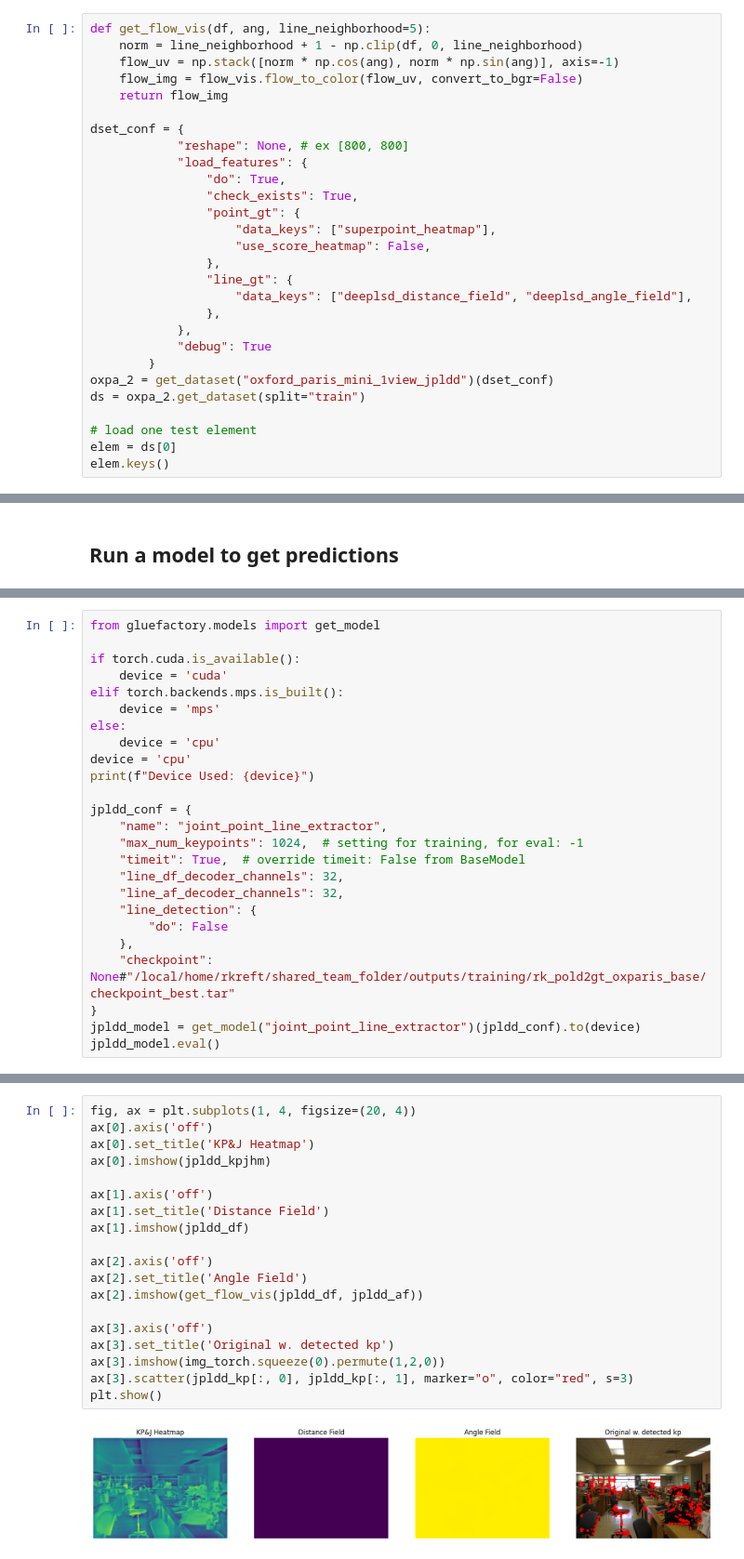
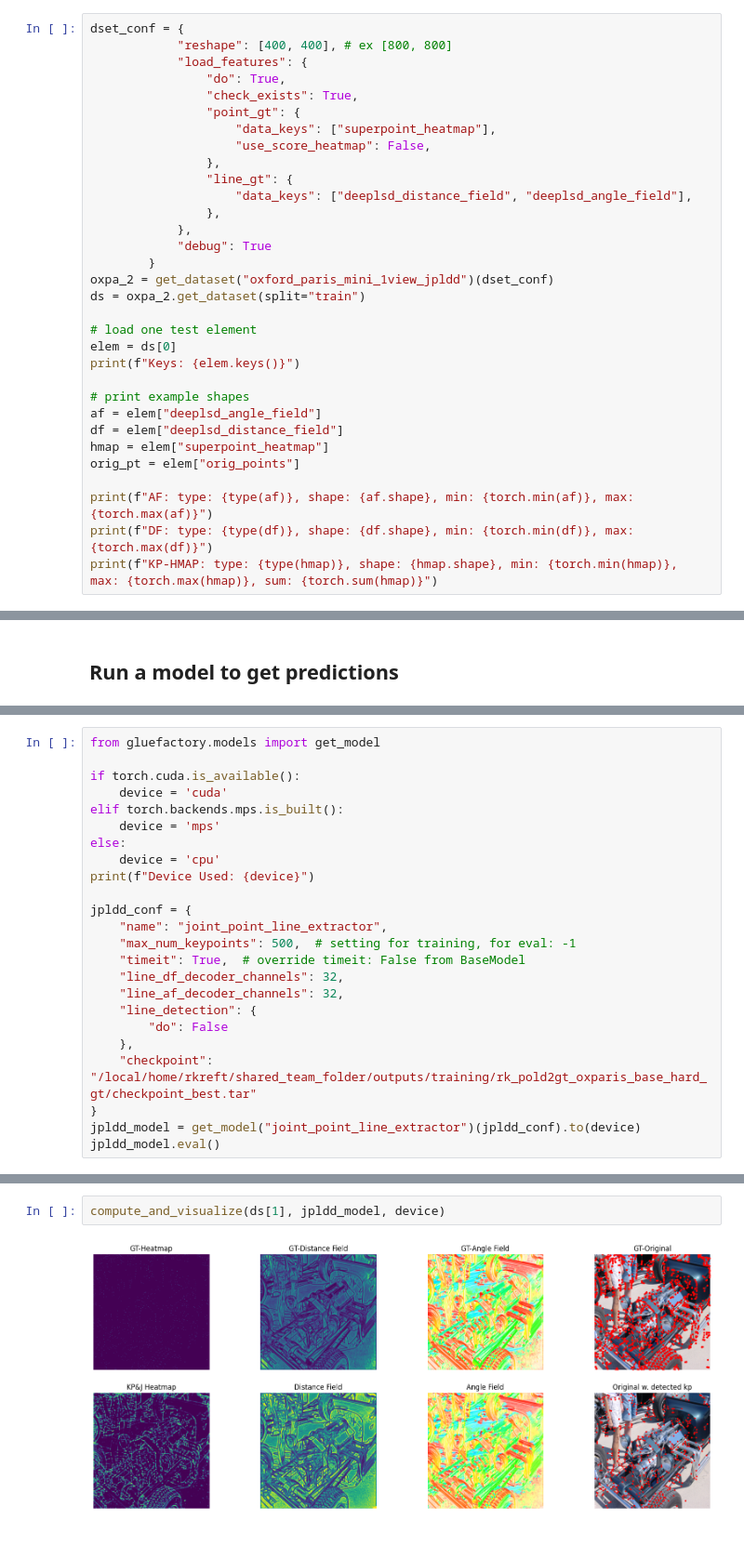
Before and after one commit to cvg/glue-factory, a Jupyter notebook: notebooks/oxparis_gt_visualization.ipynb, the cells around one changed output, grey strips where cells are left out. Shown at 93% size. Saved outputs shown, nothing was run; the diff lists cells and outputs as text.

```diff
--- a/notebooks/oxparis_gt_visualization.ipynb
+++ b/notebooks/oxparis_gt_visualization.ipynb
@@ -14,12 +58,6 @@ from gluefactory.datasets import get_dataset
 # %%
-def get_flow_vis(df, ang, line_neighborhood=5):
-    norm = line_neighborhood + 1 - np.clip(df, 0, line_neighborhood)
-    flow_uv = np.stack([norm * np.cos(ang), norm * np.sin(ang)], axis=-1)
-    flow_img = flow_vis.flow_to_color(flow_uv, convert_to_bgr=False)
-    return flow_img
-
 dset_conf = {
-            "reshape": None, # ex [800, 800]
+            "reshape": [400, 400], # ex [800, 800]
             "load_features": {
                 "do": True,
                 "check_exists": True,
@@ -38,5 +76,15 @@ ds = oxpa_2.get_dataset(split="train")
 
 # load one test element
 elem = ds[0]
-elem.keys()
+print(f"Keys: {elem.keys()}")
+
+# print example shapes
+af = elem["deeplsd_angle_field"]
+df = elem["deeplsd_distance_field"]
+hmap = elem["superpoint_heatmap"]
+orig_pt = elem["orig_points"]
+
+print(f"AF: type: {type(af)}, shape: {af.shape}, min: {torch.min(af)}, max: {torch.max(af)}")
+print(f"DF: type: {type(df)}, shape: {df.shape}, min: {torch.min(df)}, max: {torch.max(df)}")
+print(f"KP-HMAP: type: {type(hmap)}, shape: {hmap.shape}, min: {torch.min(hmap)}, max: {torch.max(hmap)}, sum: {torch.sum(hmap)}")
 # %% [output]
@@ -89,19 +163,18 @@ elif torch.backends.mps.is_built():
     device = 'mps'
 else:
     device = 'cpu'
-device = 'cpu'
 print(f"Device Used: {device}")
 
 jpldd_conf = {
     "name": "joint_point_line_extractor",
-    "max_num_keypoints": 1024,  # setting for training, for eval: -1
+    "max_num_keypoints": 500,  # setting for training, for eval: -1
     "timeit": True,  # override timeit: False from BaseModel
     "line_df_decoder_channels": 32,
     "line_af_decoder_channels": 32,
     "line_detection": {
         "do": False
     },
-    "checkpoint": None#"/local/home/rkreft/shared_team_folder/outputs/training/rk_pold2gt_oxparis_base/checkpoint_best.tar"
+    "checkpoint": "/local/home/rkreft/shared_team_folder/outputs/training/rk_pold2gt_oxparis_base_hard_gt/checkpoint_best.tar"
 }
 jpldd_model = get_model("joint_point_line_extractor")(jpldd_conf).to(device)
 jpldd_model.eval()
@@ -161,21 +204,4 @@ jpldd_kpjhm.shape, jpldd_af.shape, jpldd_df.shape, jpldd_kpr.shape, jpldd_kp.sha
 # %%
-fig, ax = plt.subplots(1, 4, figsize=(20, 4))
-ax[0].axis('off')
-ax[0].set_title('KP&J Heatmap')
-ax[0].imshow(jpldd_kpjhm)
-
-ax[1].axis('off')
-ax[1].set_title('Distance Field')
-ax[1].imshow(jpldd_df)
-
-ax[2].axis('off')
-ax[2].set_title('Angle Field')
-ax[2].imshow(get_flow_vis(jpldd_df, jpldd_af))
-
-ax[3].axis('off')
-ax[3].set_title('Original w. detected kp')
-ax[3].imshow(img_torch.squeeze(0).permute(1,2,0))
-ax[3].scatter(jpldd_kp[:, 0], jpldd_kp[:, 1], marker="o", color="red", s=3)
-plt.show()
+compute_and_visualize(ds[1], jpldd_model, device)
 # %% [output]
-[figure, old version]
+[figure, new version]
```
Also changed, not shown: parts of 14 cells of this notebook, 4 other files.
